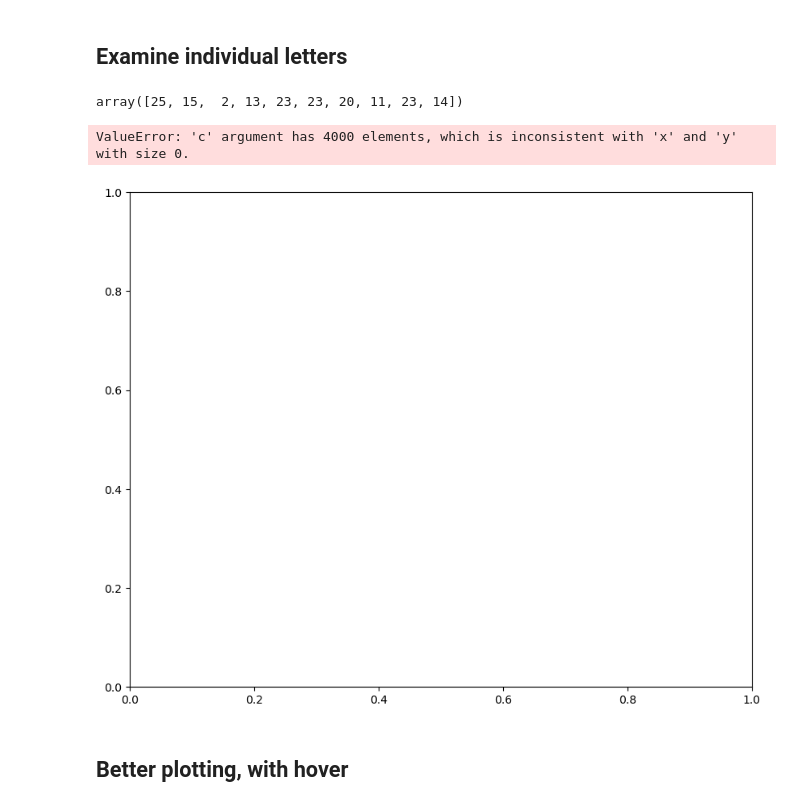
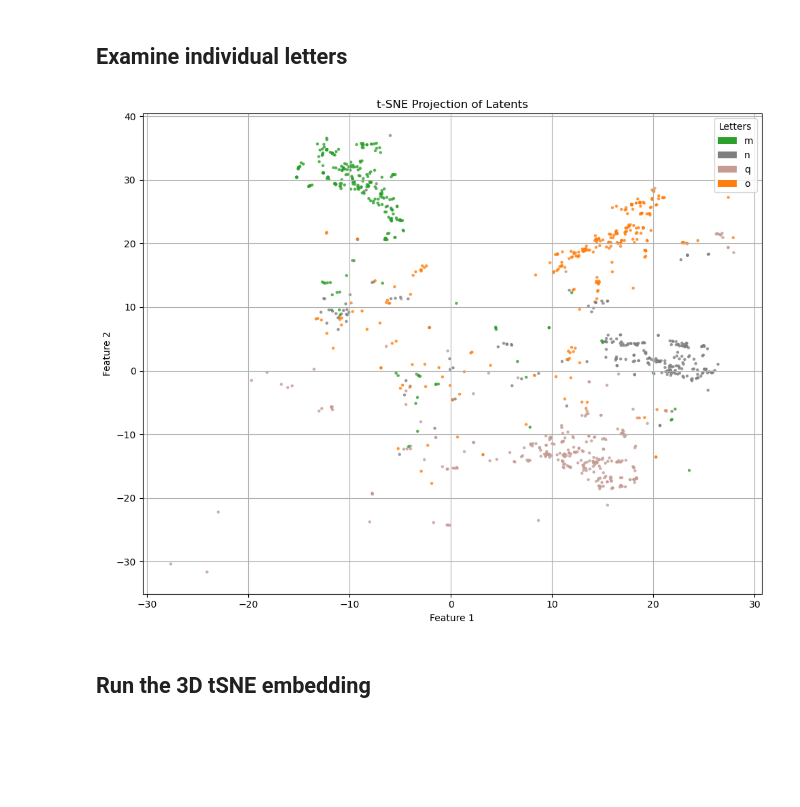
Before and after one commit to BenLaurense/fontcap, a Jupyter notebook: experiments/Latent vector embedding.ipynb, the cells around one changed output. Drawn from its saved outputs; the diff is of its cells as text; code cells hidden in the pictures; blank space fills up the shorter version.

```diff
--- a/experiments/Latent vector embedding.ipynb
+++ b/experiments/Latent vector embedding.ipynb
@@ -163,17 +161,35 @@ char_colour_labels = np.array([char_mapper[l] for l in char_labels])
-# %%
-char_colour_labels[:10]
-# %% [output]
-array([25, 15,  2, 13, 23, 23, 20, 11, 23, 14])
-# %%
-valid_letters = ['a', 'b']
-valid_idx = char_labels.where
-idx =
-# %%
-plot_tsne_restricted(embedding2d, ['a', 'b'])
-# %% [output]
-ValueError: 'c' argument has 4000 elements, which is inconsistent with 'x' and 'y' with size 0.
-[figure, removed]
+# %%
+from matplotlib.patches import Patch
+
+
+def plot_tsne_2d_restricted(latents, raw_labels, letters):
+    # Raw labels is list of letter names
+    idx = [i for i, letter in enumerate(raw_labels) if letter in letters]
+    # Restrict the data
+    labels = [l for i, l in enumerate(raw_labels) if i in idx]
+    colour_labels = [c for i, c in enumerate(char_labels) if i in idx]
+    allowed_latents = latents[idx,:]
+    # Get the colours
+    colours = plt.cm.tab20([cl for cl in colour_labels])
+
+    plt.figure(figsize=(10, 8))
+    scatter = plt.scatter(allowed_latents[:, 0], allowed_latents[:, 1], c=colours, s=5, alpha=0.7)
+    plt.title('t-SNE Projection of Latents')
+    plt.xlabel('Feature 1')
+    plt.ylabel('Feature 2')
+    # For each distinct label, get the colour
+    distinct_idx = [labels.index(letter) for letter in letters]
+    legend_elts = [Patch(facecolor=colours[i], label=labels[i]) for i in distinct_idx]
+    plt.legend(handles=legend_elts, title="Letters")
+    plt.grid(True)
+    plt.tight_layout()
+    plt.show()
+    return
+# %%
+plot_tsne_2d_restricted(embedding2d, raw_char_labels, ['m', 'n', 'q', 'o'])
+# %% [output]
+[figure, added]
+# %% [markdown]
+## Run the 3D tSNE embedding
 # %%
 embedding3d = run_tsne(lt, dim=3, n_iter=500)
-# %% [markdown]
-## Better plotting, with hover
```
Also changed, not shown: parts of 10 cells of this notebook, 3 other files.
